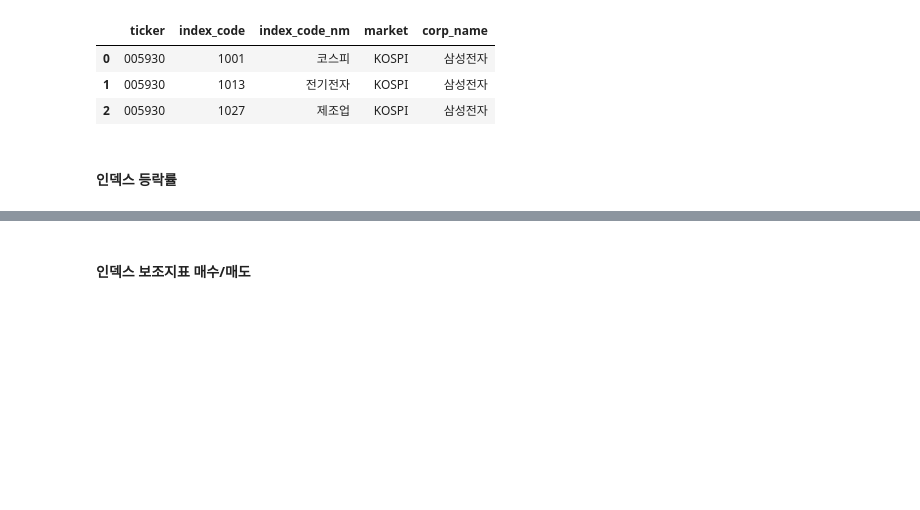
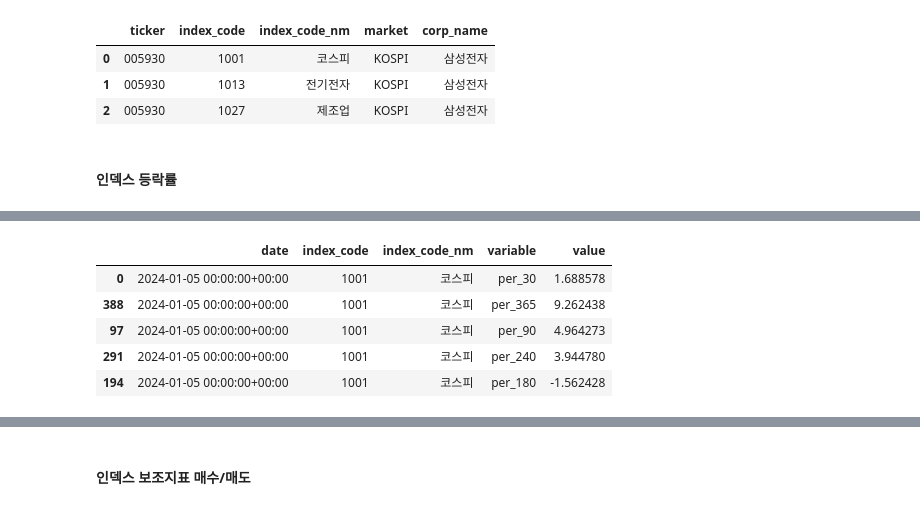
Before and after one commit to Unfinishedgod/finance_mlops, a Jupyter notebook: jupyter/indicator_setup.ipynb, the cells around one changed output, grey strips where cells are left out. Cells and saved outputs as stored; diff of their text form; code cells hidden in the pictures; blank space fills up the shorter version.

```diff
--- a/jupyter/indicator_setup.ipynb
+++ b/jupyter/indicator_setup.ipynb
@@ -346,0 +337,47 @@ index_per.head()
+# %%
+# df1_set =  ohlcv_df_raw[ohlcv_df_raw['date'] > '2023-10-01'].groupby("ticker")['date'].max().reset_index()
+df1_set =  kor_index_ohlcv_cleaning.groupby("index_code")['date'].max().reset_index()
+df1_set = df1_set[['index_code', 'date']]
+df1_set = pd.merge(df1_set, kor_index_ohlcv_cleaning[['index_code', 'date', 'close', 'index_code_nm']],
+              on = ['index_code', 'date'],
+              how = 'left')
+
+
+
+diff_date_list = [30, 90, 180, 240, 365]
+for diff_date in diff_date_list:
+# diff_date = 240
+    now = datetime.now()
+    now = now + timedelta(days=-diff_date)
+    set_date = now.strftime('%Y-%m-%d')
+    df1 =  kor_index_ohlcv_cleaning[kor_index_ohlcv_cleaning['date'] > set_date].groupby("index_code")['date'].min().reset_index()
+
+
+    df1 = df1[['index_code','date']]
+    df1 = pd.merge(df1, kor_index_ohlcv_cleaning[['index_code', 'date', 'close']],
+                  on = ['index_code', 'date'],
+                  how = 'left')
+
+    df1.columns = ['index_code', f'date_{diff_date}', f'close_{diff_date}']
+
+    df1_set = pd.merge(df1_set, df1,
+                      on = 'index_code',
+                      how = 'left')
+
+    df1_set[f'per_{diff_date}'] = (df1_set['close'] - df1_set[f'close_{diff_date}']) / df1_set[f'close_{diff_date}'] * 100
+
+df1_set_2 = df1_set[['date','index_code','per_30', 'per_90', 'per_180', 'per_240', 'per_365', 'index_code_nm']]
+df1_set_2
+
+df1_set_3 = pd.melt(df1_set_2,
+        id_vars= ['date', 'index_code', 'index_code_nm'],
+        value_vars=['per_30', 'per_90', 'per_180', 'per_240','per_365'])
+index_per = df1_set_3.sort_values(by = ['index_code'])
+index_per.head()
+# %% [output]
+|  | date | index_code | index_code_nm | variable | value |
+| 0 | 2024-01-05 00:00:00+00:00 | 1001 | 코스피 | per_30 | 1.688578 |
+| 388 | 2024-01-05 00:00:00+00:00 | 1001 | 코스피 | per_365 | 9.262438 |
+| 97 | 2024-01-05 00:00:00+00:00 | 1001 | 코스피 | per_90 | 4.964273 |
+| 291 | 2024-01-05 00:00:00+00:00 | 1001 | 코스피 | per_240 | 3.944780 |
+| 194 | 2024-01-05 00:00:00+00:00 | 1001 | 코스피 | per_180 | -1.562428 |
```
Also changed, not shown: parts of 17 cells of this notebook.
